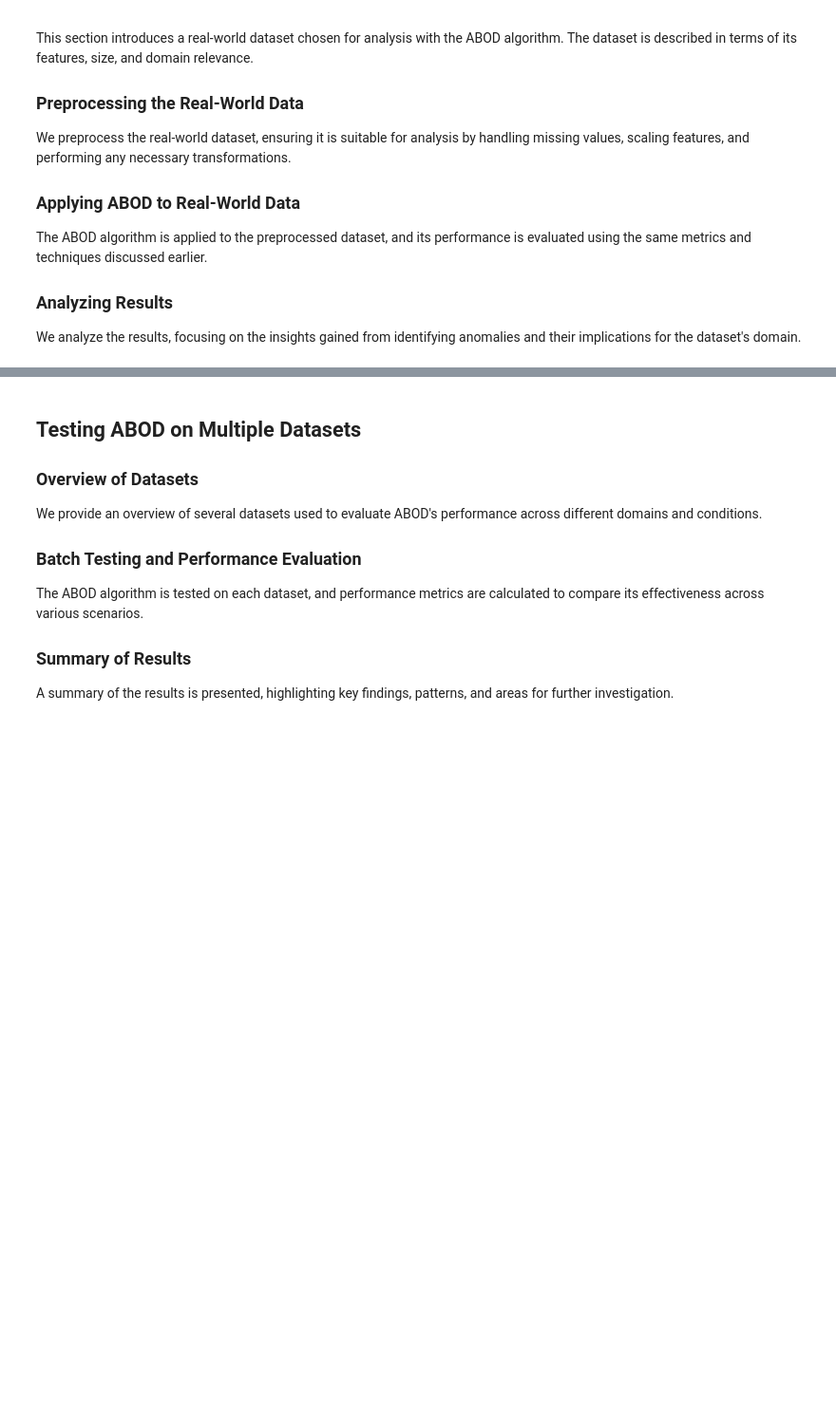
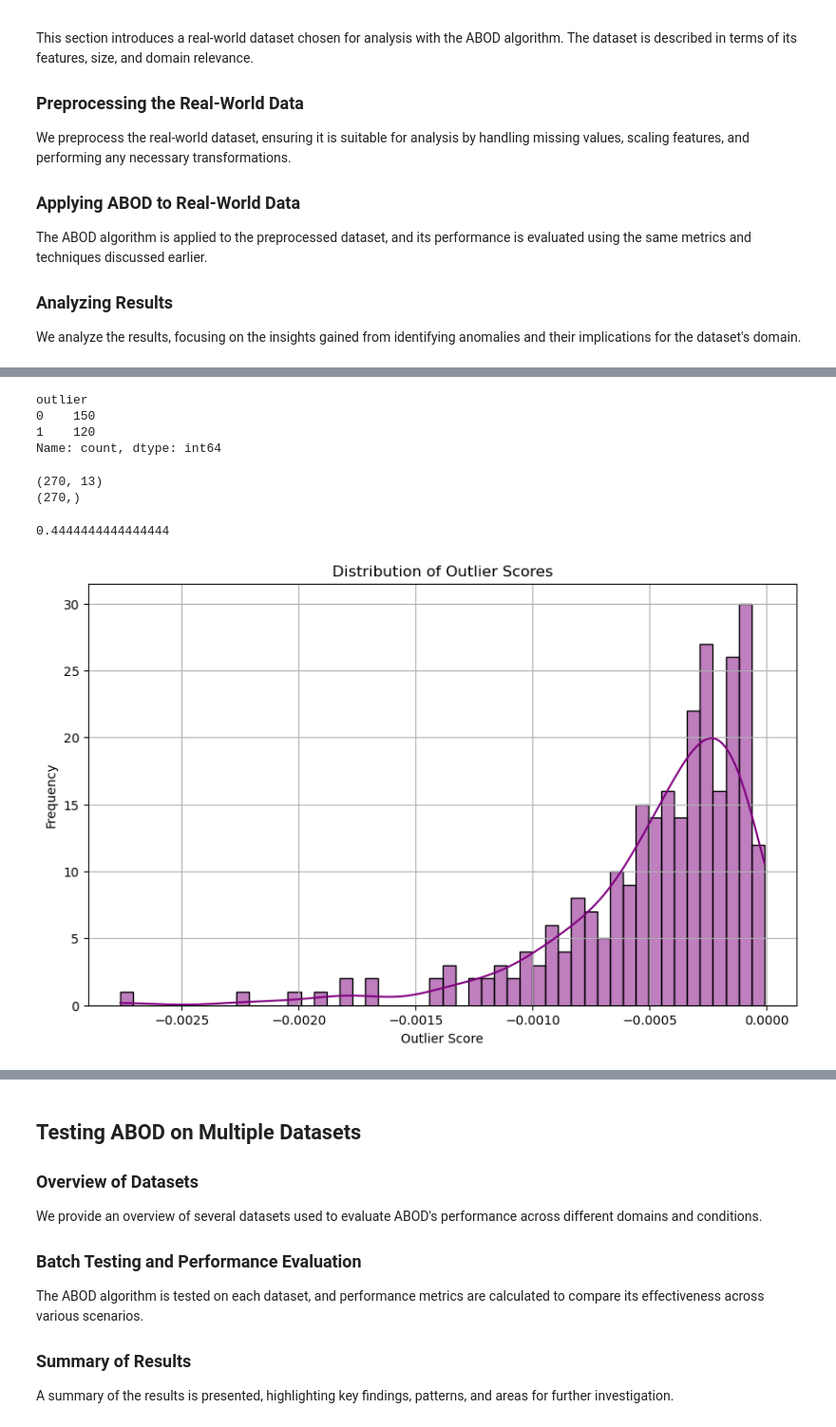
Before and after one commit to dr-saad-la/Anomaly-Detection-Resources, a Jupyter notebook: Python/notebooks/03-abod-algorithm.ipynb, the cells around one changed output, grey strips where cells are left out. Shown at 95% size. Saved outputs shown, nothing was run; the diff lists cells and outputs as text; code cells hidden in the pictures; blank space fills up the shorter version.

Commit message:
Update 03-abod-algorithm notebook

```diff
--- a/Python/notebooks/03-abod-algorithm.ipynb
+++ b/Python/notebooks/03-abod-algorithm.ipynb
@@ -233,3 +233,20 @@ The ABOD algorithm is applied to the preprocessed dataset, and its performance i
 ### Analyzing Results
 
 We analyze the results, focusing on the insights gained from identifying anomalies and their implications for the dataset's domain.
+# %%
+import numpy as np
+from scipy.io import arff
+import pandas as pd
+from sklearn.preprocessing import LabelEncoder
+from sklearn.metrics import precision_score, recall_score, f1_score
+import matplotlib.pyplot as plt
+
+# Load ARFF file
+data, meta = arff.loadarff('../../datasets/HeartDisease/HeartDisease_withoutdupl_norm_44.arff')
+
+# Convert to Pandas DataFrame
+df = pd.DataFrame(data)
+
+# Display the first few rows
+print(df.head())
+print(df.info())
@@ -235,0 +276,41 @@ We analyze the results, focusing on the insights gained from identifying anomali
+# %%
+# Convert the 'outlier' column to a binary format
+# Assuming 'yes' indicates outliers (1) and 'no' indicates inliers (0)
+label_encoder = LabelEncoder()
+df['outlier'] = label_encoder.fit_transform(df['outlier'])
+# %%
+df['outlier'].value_counts()
+# %% [output]
+outlier
+0    150
+1    120
+Name: count, dtype: int64
+# %%
+# Separate features (X) and target (y)
+X = df.drop(columns=['id', 'outlier'])
+y = df['outlier']
+# %%
+print(X.shape)
+print(y.shape)
+# %% [output]
+(270, 13)
+(270,)
+# %%
+len(y[y==1])/len(y)
+# %% [output]
+0.4444444444444444
+# %%
+# Step 2: Apply ABOD with customized options
+results = apply_abod_advanced(
+    X, y,
+    contamination=0.44,                     # Proportion of data expected to be outliers
+    scale_data=True,                        # Whether to scale the data
+    scaler_type='standard',                 # Type of scaler to use ('standard' or 'minmax')
+    plot_scores=True,                       # Whether to plot the distribution of outlier scores
+    plot_outliers=False,                    # Whether to plot the detected outliers
+    n=120,                                  # Number of outliers for precision calculation (None uses actual number of outliers)
+    abod_params={'n_neighbors': 100},       # Parameters for the ABOD model
+    plot_params={'color': 'purple'}         # Parameters for plotting
+)
+# %% [output]
+[figure, added]
```
Also changed, not shown: parts of 6 cells of this notebook.
